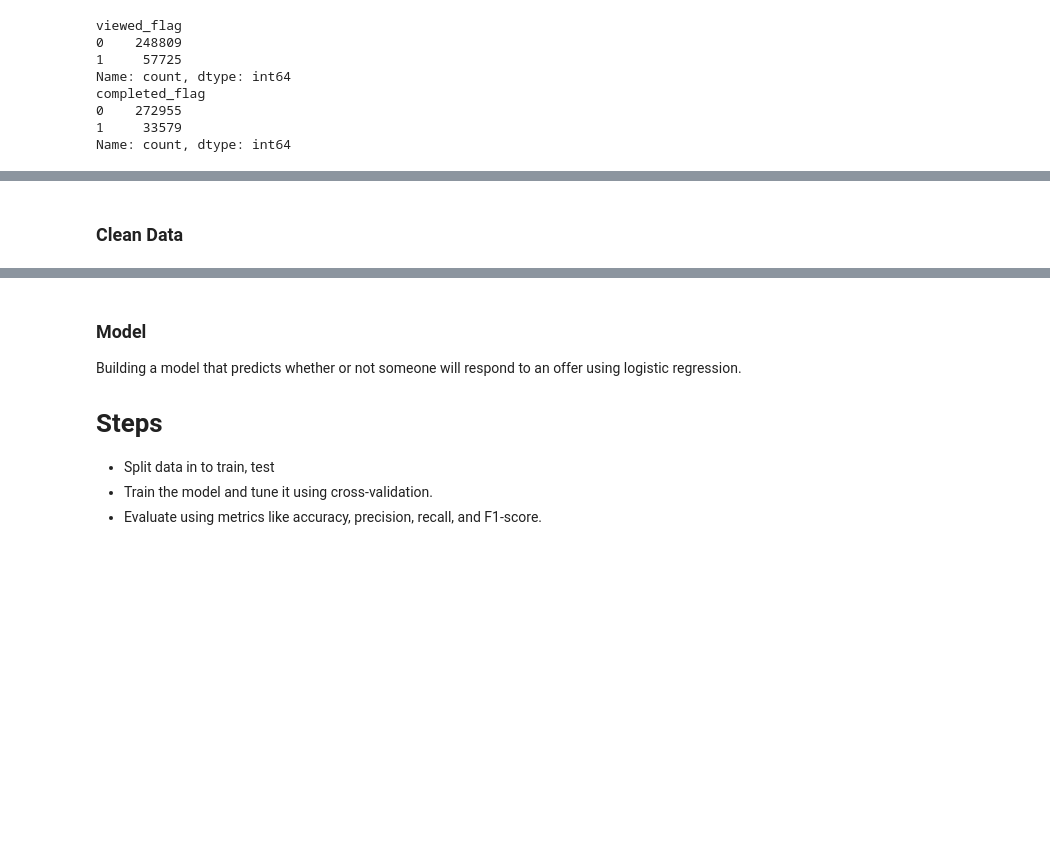
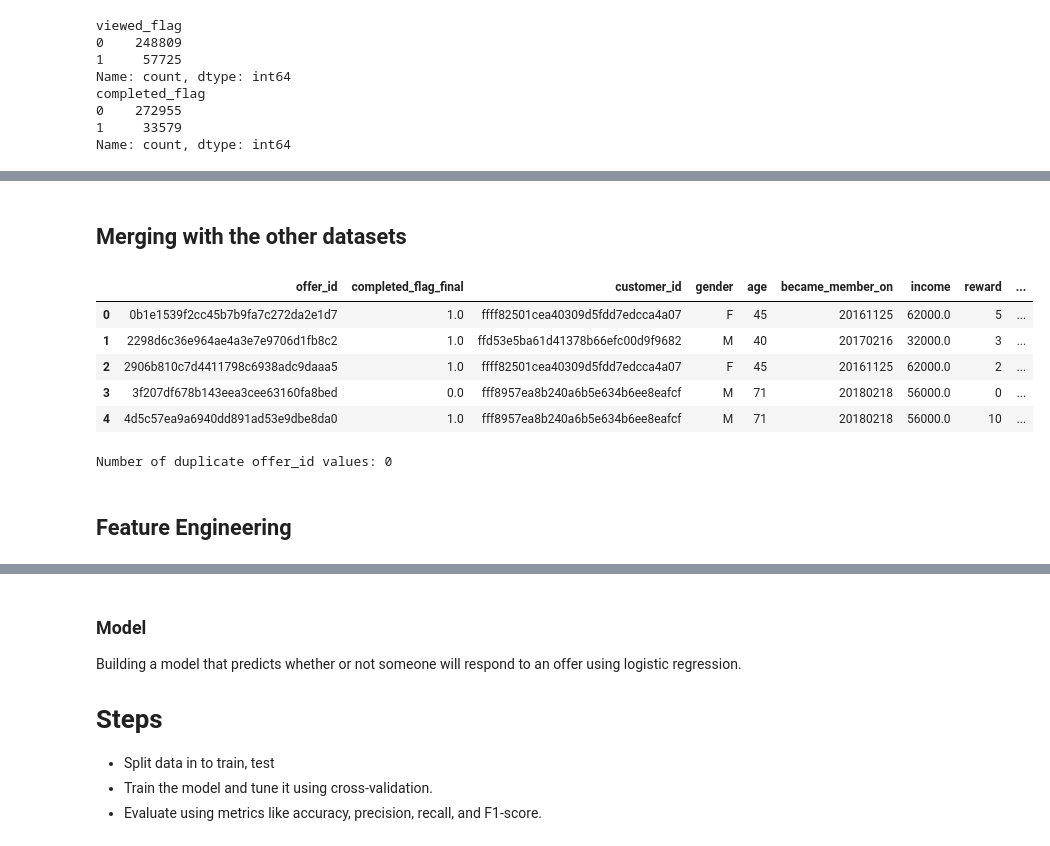
Before and after one commit to SusieCrone/data_science_capstone, a Jupyter notebook: Starbucks_Capstone_notebook.ipynb, the cells around one changed output, grey strips where cells are left out. Saved outputs shown, nothing was run; the diff lists cells and outputs as text; code cells hidden in the pictures; blank space fills up the shorter version.

```diff
--- a/Starbucks_Capstone_notebook.ipynb
+++ b/Starbucks_Capstone_notebook.ipynb
@@ -309,0 +288,10 @@ TypeError: '>' not supported between instances of 'str' and 'int'
+# %%
+# Drop completed and viewed columns from transcript data
+transcript.drop(columns=['completed_flag', 'viewed_flag'], inplace=True)
+
+# Merge this on to the original data
+transcript = transcript.merge(completed, on=['customer_id', 'offer_id'], how='left')
+
+#Fill NAs
+# Recommended way to fill NaNs without chained assignment warning
+transcript['completed_flag_final'] = transcript['completed_flag_final'].fillna(0)
@@ -309,0 +307,14 @@ TypeError: '>' not supported between instances of 'str' and 'int'
+# %%
+transcript_dedup = transcript
+
+# Drop columns I dont need
+transcript_dedup.drop(columns=['event', 'value', 'amount','time'], inplace=True)
+
+#deduplicate based on all
+transcript_dedup = transcript_dedup.drop_duplicates()
+# %%
+# Group by 'offer_id' and get max of 'flag' and 'customer_id'
+transcript_dedup = transcript_dedup.groupby('offer_id').agg({
+    'completed_flag_final': 'max',
+    'customer_id': 'max'
+}).reset_index()
@@ -310 +336,29 @@ TypeError: '>' not supported between instances of 'str' and 'int'
+# %% [markdown]
+## Merging with the other datasets
+# %%
+# Merging Data to allow for more feature choice
+# Keep in mind this data is sitting at an offer level - de-dup later to make more sence to me
+df = transcript_dedup.merge(profile, on='customer_id', how='left')
+
+df['offer_id'] = df['offer_id'].astype(str).str.strip()
+portfolio['offer_id'] = portfolio['offer_id'].astype(str).str.strip()
+
+df = df.merge(portfolio, on='offer_id', how='left')
+# %%
+df.head()
+# %% [output]
+|  | offer_id | completed_flag_final | customer_id | gender | age | became_member_on | income | reward | ... |
+| 0 | 0b1e1539f2cc45b7b9fa7c272da2e1d7 | 1.0 | ffff82501cea40309d5fdd7edcca4a07 | F | 45 | 20161125 | 62000.0 | 5 | ... |
+| 1 | 2298d6c36e964ae4a3e7e9706d1fb8c2 | 1.0 | ffd53e5ba61d41378b66efc00d9f9682 | M | 40 | 20170216 | 32000.0 | 3 | ... |
+| 2 | 2906b810c7d4411798c6938adc9daaa5 | 1.0 | ffff82501cea40309d5fdd7edcca4a07 | F | 45 | 20161125 | 62000.0 | 2 | ... |
+| 3 | 3f207df678b143eea3cee63160fa8bed | 0.0 | fff8957ea8b240a6b5e634b6ee8eafcf | M | 71 | 20180218 | 56000.0 | 0 | ... |
+| 4 | 4d5c57ea9a6940dd891ad53e9dbe8da0 | 1.0 | fff8957ea8b240a6b5e634b6ee8eafcf | M | 71 | 20180218 | 56000.0 | 10 | ... |
+# %%
+# QA - Check for dups again after merging
+duplicate_offer_ids = df['offer_id'].duplicated().sum()
+print(f"Number of duplicate offer_id values: {duplicate_offer_ids}")
+# %% [output]
+Number of duplicate offer_id values: 0
+# %% [markdown]
+## Feature Engineering
 # %%
@@ -324,2 +366,0 @@ y = df['response']
-# %% [markdown]
-### Clean Data
```
Also changed, not shown: parts of 27 cells of this notebook.
